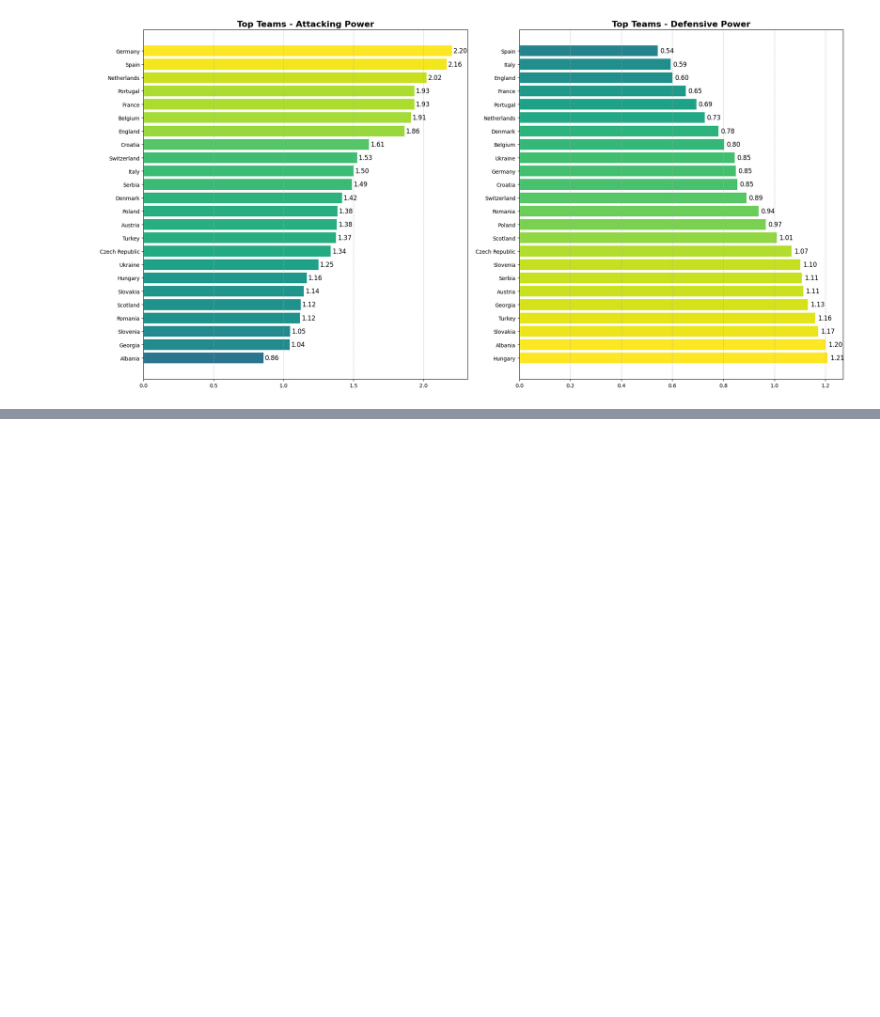
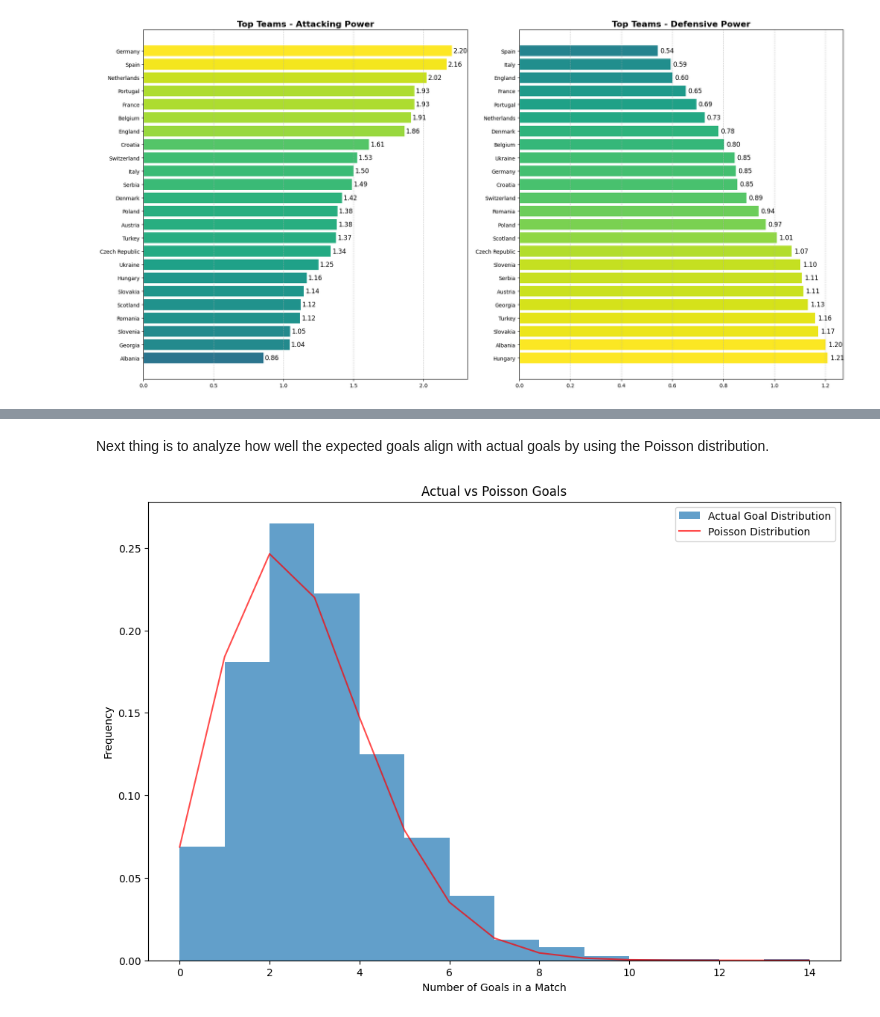
Before and after one commit to 0101dusica/RI-UEFA-Euro-2024, a Jupyter notebook: euro.ipynb, the cells around one changed output, grey strips where cells are left out. Drawn from its saved outputs; the diff is of its cells as text; code cells hidden in the pictures; blank space fills up the shorter version.

```diff
--- a/euro.ipynb
+++ b/euro.ipynb
@@ -340,0 +348,18 @@ plot_top_att_def(attdef_ranking_europe, 24)
+# %%
+# Filter the dataset to include matches from European tournaments since September 2010
+reference_df = data[(data.date > "2010-09-01") & (data.tournament.isin(["UEFA Euro", "UEFA Euro qualification", "UEFA Nations League"]))].copy()
+
+# Calculate the total score and total expected goals for each match
+reference_df['total_score'] = reference_df['away_score'] + reference_df['home_score']
+reference_df['total_xG'] = reference_df['XGhome'] + reference_df['XGaway']
+
+# Define bins for total expected goals
+xG_bins = np.array([1.5, 2.25, 2.5, 2.75, 3, 10])
+
+# Assign each match to a bin based on total expected goals
+reference_df['total_xG_bin'] = pd.cut(reference_df['total_xG'], xG_bins)
+
+# Group by the bins and calculate the mean and count of the actual total scores
+binned_means = reference_df.groupby('total_xG_bin')['total_score'].agg(["mean", "count"])
+
+print(binned_means)
@@ -340,0 +374,28 @@ plot_top_att_def(attdef_ranking_europe, 24)
+# %% [markdown]
+Next thing is to analyze how well the expected goals align with actual goals by using the Poisson distribution.
+# %%
+# Calculate the mean of the actual total scores to use as the lambda parameter for the Poisson distribution
+lambda_mean = reference_df['total_score'].mean()
+
+# Create a range of possible goal values (0 to max number of goals observed in a match)
+goal_range = np.arange(0, reference_df['total_score'].max() + 1)
+
+# Create a Poisson distribution based on the calculated mean
+poisson_probabilities = poisson.pmf(goal_range, lambda_mean)
+
+plt.figure(figsize=(12, 8))
+
+# Plot the histogram of actual goal distribution
+plt.hist(reference_df['total_score'], bins=goal_range, density=True, alpha=0.7, label='Actual Goal Distribution')
+
+# Plot the Poisson distribution
+plt.plot(goal_range, poisson_probabilities, 'r-', alpha=0.7, label='Poisson Distribution')
+
+plt.title('Actual vs Poisson Goals')
+plt.xlabel('Number of Goals in a Match')
+plt.ylabel('Frequency')
+plt.legend()
+
+plt.show()
+# %% [output]
+[figure, added]
```
Also changed, not shown: parts of 30 cells of this notebook.
